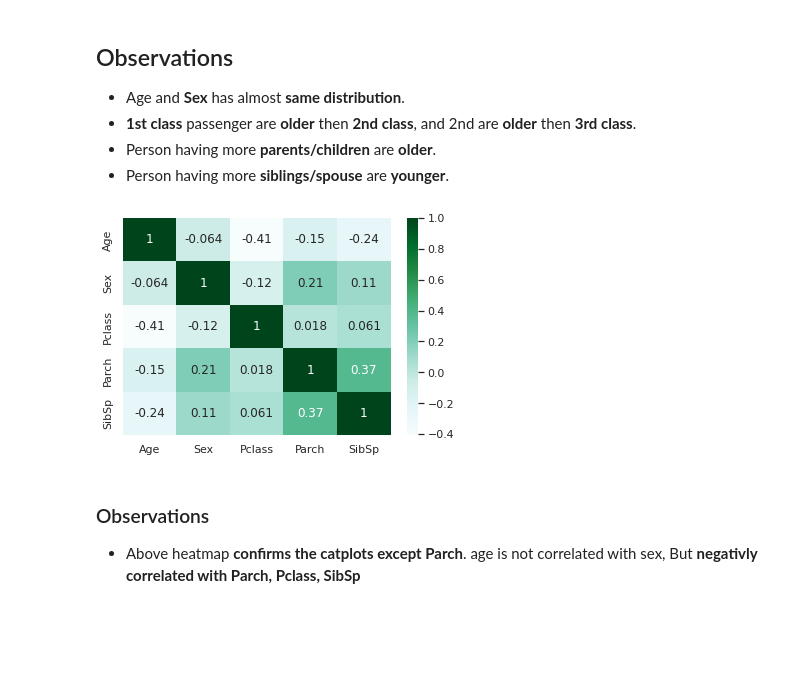
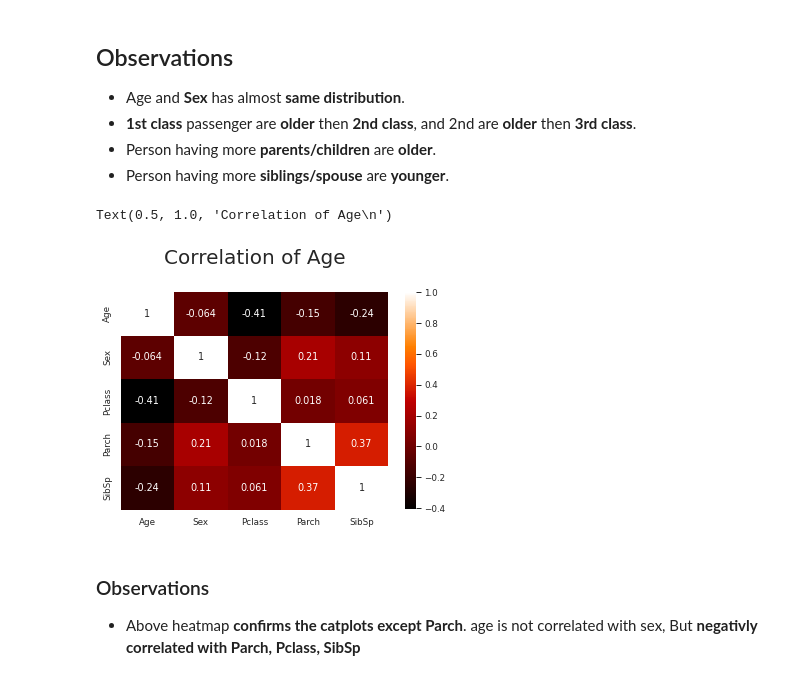
Before and after one commit to mebi-ali/Titanic_Survival_Predication, a Jupyter notebook: Titanic-Survival-Predication.ipynb, the cells around one changed output. Saved outputs shown, nothing was run; the diff lists cells and outputs as text; code cells hidden in the pictures; blank space fills up the shorter version.

```diff
--- a/Titanic-Survival-Predication.ipynb
+++ b/Titanic-Survival-Predication.ipynb
@@ -43,8 +43,8 @@ import warnings # warning filter
 # Import Coounter
 from collections import Counter
 
-
-sns.set(style="darkgrid")
+## Setting Seaborn
+sns.set(style='white', context='paper', palette='cividis')
 # %%
 
 # Input data files are available in the read-only "../input/" directory
@@ -274,9 +284,11 @@ age = sns.catplot(data=data, x='SibSp', y='Age', kind='box')
 # %%
 # Convert Sex 0, 1 into male female
 data['Sex'] = data['Sex'].map({'male': 0, 'female': 1})
-age = sns.heatmap(data=data[['Age','Sex','Pclass', 'Parch', 'SibSp']].corr(), cmap='BuGn' , annot=True)
+ax = sns.heatmap(data=data[['Age','Sex','Pclass', 'Parch', 'SibSp']].corr(), cmap='gist_heat' , annot=True)
+ax.set_title('Correlation of Age\n', fontsize=20)
 # %% [output]
+Text(0.5, 1.0, 'Correlation of Age\n')
-[figure, old version]
+[figure, new version]
 # %% [markdown]
 ### Observations
 * Above heatmap **confirms the catplots except Parch**. age is not correlated with sex, But **negativly correlated with Parch, Pclass, SibSp**
```
Also changed, not shown: parts of 53 cells of this notebook.
